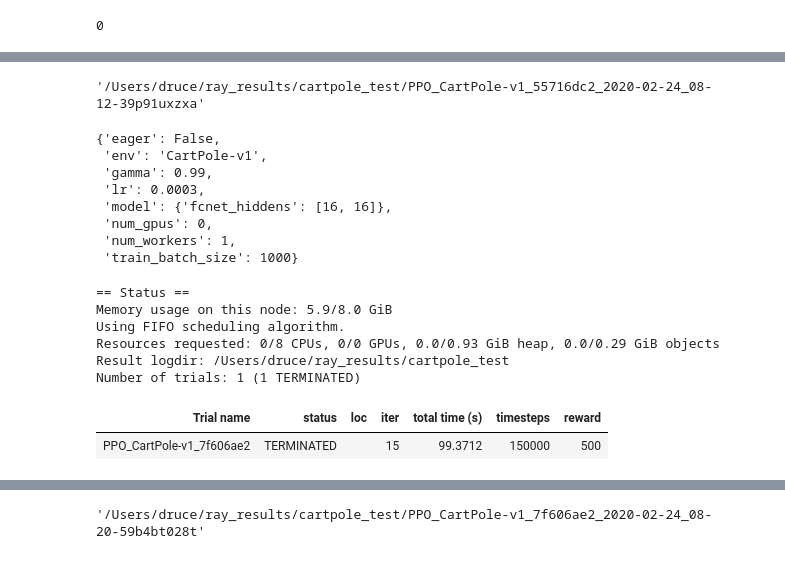
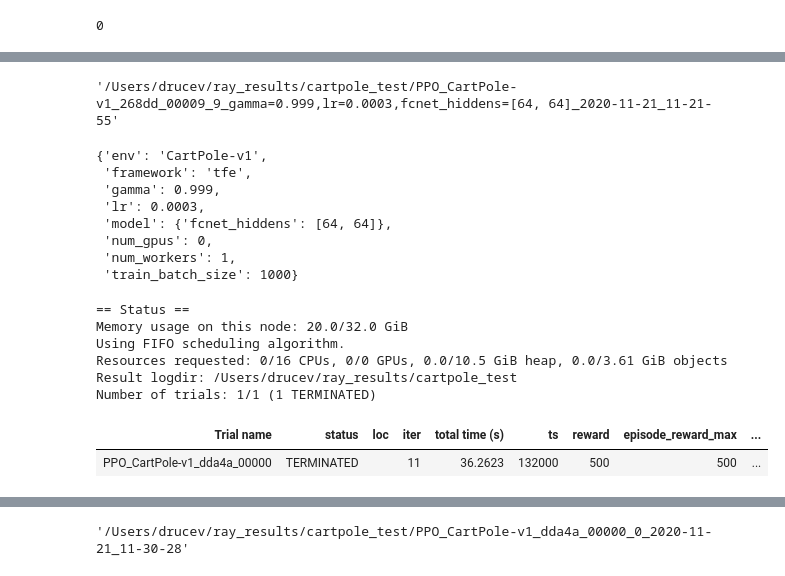
Before and after one commit to druce/rl, a Jupyter notebook: Ray_tune.ipynb, the cells around one changed output, grey strips where cells are left out. Cells and saved outputs as stored; diff of their text form; code cells hidden in the pictures.

```diff
--- a/Ray_tune.ipynb
+++ b/Ray_tune.ipynb
@@ -22,5 +26,6 @@ n_cpus
 # %%
-n_gpus = len(tf.config.list_physical_devices('GPU'))
+# n_gpus = len(tf.config.list_physical_devices('GPU'))
+n_gpus = 0
 n_gpus
 # %% [output]
 0
@@ -100,7 +108,7 @@ ppo_config = {
     'train_batch_size': 1000,
     "lr": tune.grid_search([0.0003, 0.0001]),
     'gamma': tune.grid_search([0.99, 0.999]),
-    "eager": False,
+    'framework': 'tfe',
     'num_gpus': n_gpus
 }
 
@@ -108,7 +116,6 @@ analysis = tune.run(
     "PPO",
     name='cartpole_test',
     verbose=1,
-
     stop={"episode_reward_mean": 300},  # stop when a parameter set is able to reach 300 timesteps
     config = ppo_config,
     checkpoint_freq=10,
@@ -225,57 +232,56 @@ plt.show()
 logdir = analysis.get_best_logdir("timesteps_total", mode="min")
 logdir
 # %% [output]
-'/Users/druce/ray_results/cartpole_test/PPO_CartPole-v1_55716dc2_2020-02-24_08-12-39p91uxzxa'
+'/Users/drucev/ray_results/cartpole_test/PPO_CartPole-v1_268dd_00009_9_gamma=0.999,lr=0.0003,fcnet_hiddens=[64, 64]_2020-11-21_11-21-55'
 # %%
 with open('%s/params.json' % logdir) as f:
     data = json.load(f)
 data
 # %% [output]
-{'eager': False,
- 'env': 'CartPole-v1',
- 'gamma': 0.99,
+{'env': 'CartPole-v1',
+ 'framework': 'tfe',
+ 'gamma': 0.999,
  'lr': 0.0003,
- 'model': {'fcnet_hiddens': [16, 16]},
+ 'model': {'fcnet_hiddens': [64, 64]},
  'num_gpus': 0,
  'num_workers': 1,
  'train_batch_size': 1000}
 # %%
 # train some more, saving checkpoint at end
-ray.init(num_cpus=n_cpus, num_gpus=n_gpus, ignore_reinit_error=True, log_to_driver=False, webui_host='0.0.0.0')
+ray.init(num_cpus=n_cpus, num_gpus=n_gpus, ignore_reinit_error=True, log_to_driver=False, dashboard_host='0.0.0.0')
 
 ppo_config = {
     "env": env_name,
     "num_workers": n_cpus - 1,
     'model': {
         'fcnet_hiddens': [16, 16]
     },
     'train_batch_size': 10000,
     "lr": 0.0003,
     'gamma': 0.99,
-    "eager": False,
     'num_gpus': n_gpus
 }
 
 analysis = tune.run(
     "PPO",
     name='cartpole_test',
     verbose=1,
 
     stop={"episode_reward_mean": 500},  # stop when a parameter set is able to reach 500 timesteps
     config = ppo_config,
     checkpoint_freq=10,
     checkpoint_at_end=True,
     checkpoint_score_attr='episode_reward_mean',
     num_samples=1,  # for grid search, number of times to run each hyperparameter combo
     #     with_server=True,
     #     server_port=8267,
 )
 # %% [output]
 == Status ==
-Memory usage on this node: 5.9/8.0 GiB
+Memory usage on this node: 20.0/32.0 GiB
 Using FIFO scheduling algorithm.
-Resources requested: 0/8 CPUs, 0/0 GPUs, 0.0/0.93 GiB heap, 0.0/0.29 GiB objects
-Result logdir: /Users/druce/ray_results/cartpole_test
-Number of trials: 1 (1 TERMINATED)
+Resources requested: 0/16 CPUs, 0/0 GPUs, 0.0/10.5 GiB heap, 0.0/3.61 GiB objects
+Result logdir: /Users/drucev/ray_results/cartpole_test
+Number of trials: 1/1 (1 TERMINATED)
-| Trial name | status | loc | iter | total time (s) | timesteps | reward |
-| PPO_CartPole-v1_7f606ae2 | TERMINATED |  | 15 | 99.3712 | 150000 | 500 |
+| Trial name | status | loc | iter | total time (s) | ts | reward | episode_reward_max | ... |
+| PPO_CartPole-v1_dda4a_00000 | TERMINATED |  | 11 | 36.2623 | 132000 | 500 | 500 | ... |
@@ -283,4 +289,5 @@ Number of trials: 1 (1 TERMINATED)
 # %%
-list(analysis.trial_dataframes.keys())[0]
+results_dir = list(analysis.trial_dataframes.keys())[0]
+results_dir
 # %% [output]
-'/Users/druce/ray_results/cartpole_test/PPO_CartPole-v1_7f606ae2_2020-02-24_08-20-59b4bt028t'
+'/Users/drucev/ray_results/cartpole_test/PPO_CartPole-v1_dda4a_00000_0_2020-11-21_11-30-28'
```
Also changed, not shown: parts of 14 cells of this notebook, 1 other file.
